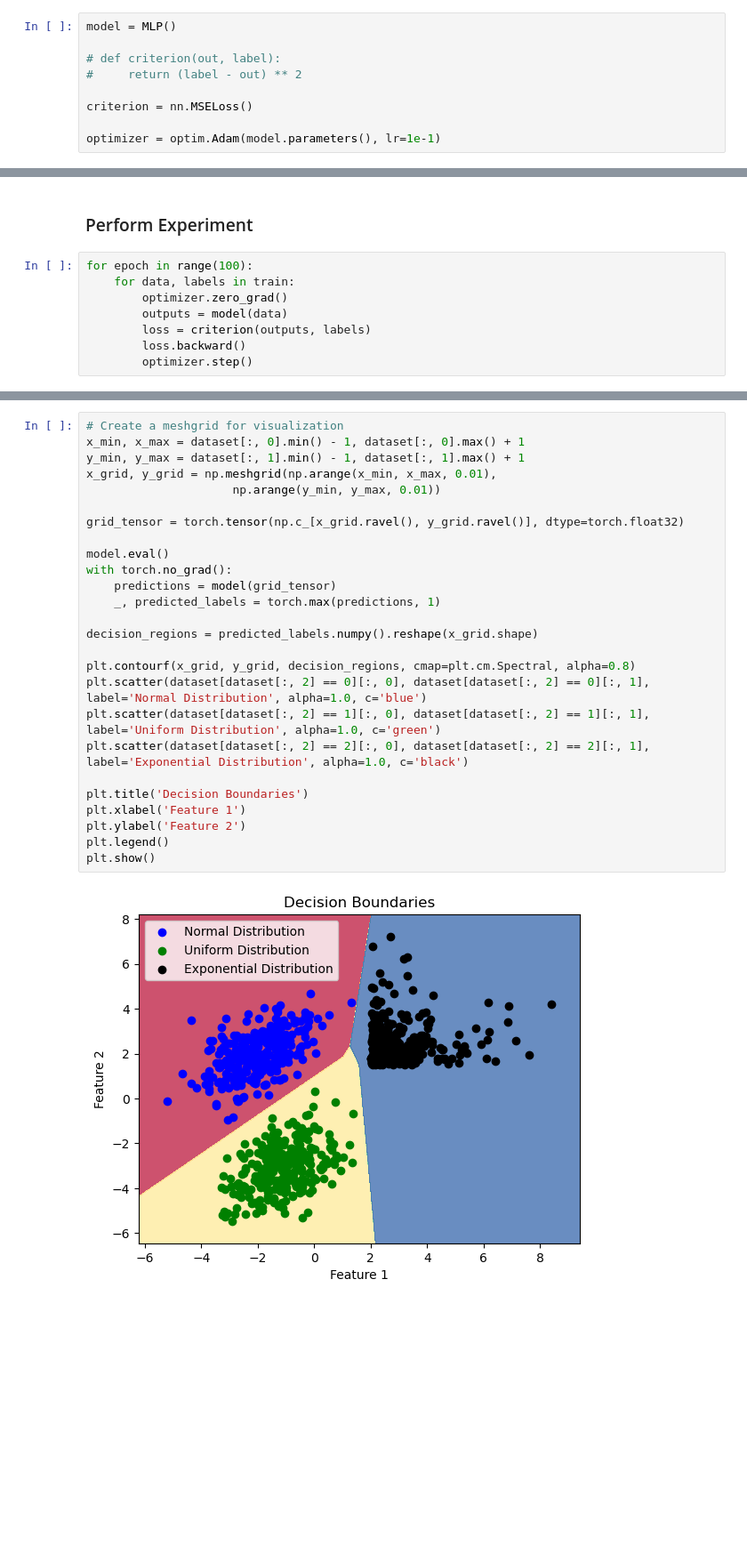
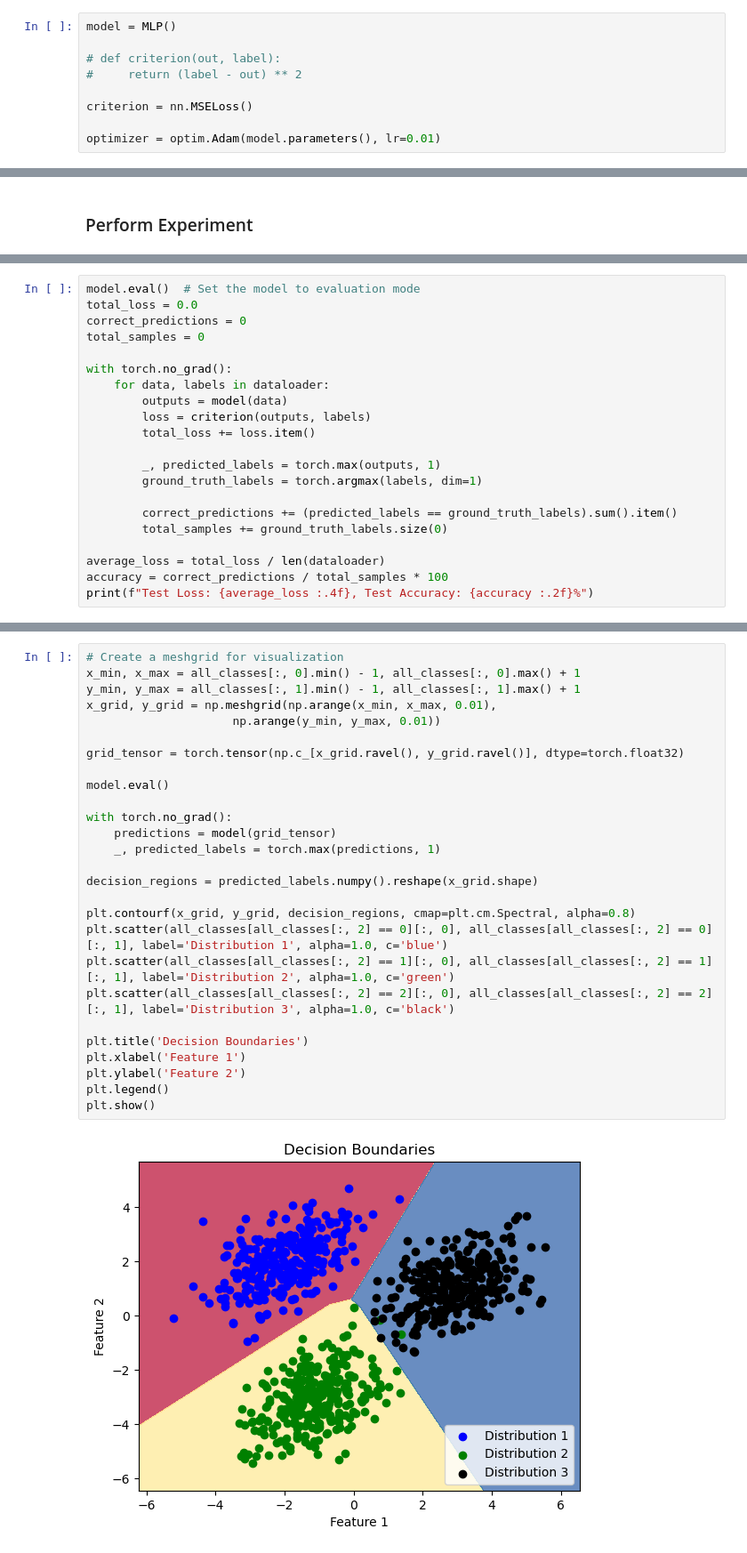
Before and after one commit to ryanchristopher27/CS8770-NeuralNetworks, a Jupyter notebook: project_1/sanity_check.ipynb, the cells around one changed output, grey strips where cells are left out. Shown: that part at 89% size. Saved outputs shown, nothing was run; the diff lists cells and outputs as text; blank space fills up the shorter version.

Commit message:
working py code for single model evaluation

```diff
--- a/project_1/sanity_check.ipynb
+++ b/project_1/sanity_check.ipynb
@@ -36,7 +36,7 @@ model = MLP()
 
 criterion = nn.MSELoss()
 
-optimizer = optim.Adam(model.parameters(), lr=1e-1)
+optimizer = optim.Adam(model.parameters(), lr=0.01)
 # %% [markdown]
 ### Create Dataset
 # %%
@@ -86,10 +87,2 @@ plt.show()
 # %% [markdown]
 ### Perform Experiment
-# %%
-for epoch in range(100):
-    for data, labels in train:
-        optimizer.zero_grad()
-        outputs = model(data)
-        loss = criterion(outputs, labels)
-        loss.backward()
-        optimizer.step()
@@ -95,0 +179,21 @@ for epoch in range(100):
+# %%
+model.eval()  # Set the model to evaluation mode
+total_loss = 0.0
+correct_predictions = 0
+total_samples = 0
+
+with torch.no_grad():
+    for data, labels in dataloader:
+        outputs = model(data)
+        loss = criterion(outputs, labels)
+        total_loss += loss.item()
+
+        _, predicted_labels = torch.max(outputs, 1)
+        ground_truth_labels = torch.argmax(labels, dim=1)
+
+        correct_predictions += (predicted_labels == ground_truth_labels).sum().item()
+        total_samples += ground_truth_labels.size(0)
+
+average_loss = total_loss / len(dataloader)
+accuracy = correct_predictions / total_samples * 100
+print(f"Test Loss: {average_loss :.4f}, Test Accuracy: {accuracy :.2f}%")
@@ -96,28 +202,29 @@ for epoch in range(100):
 # %%
 # Create a meshgrid for visualization
-x_min, x_max = dataset[:, 0].min() - 1, dataset[:, 0].max() + 1
-y_min, y_max = dataset[:, 1].min() - 1, dataset[:, 1].max() + 1
+x_min, x_max = all_classes[:, 0].min() - 1, all_classes[:, 0].max() + 1
+y_min, y_max = all_classes[:, 1].min() - 1, all_classes[:, 1].max() + 1
 x_grid, y_grid = np.meshgrid(np.arange(x_min, x_max, 0.01),
                      np.arange(y_min, y_max, 0.01))
 
 grid_tensor = torch.tensor(np.c_[x_grid.ravel(), y_grid.ravel()], dtype=torch.float32)
 
 model.eval()
+
 with torch.no_grad():
     predictions = model(grid_tensor)
     _, predicted_labels = torch.max(predictions, 1)
 
 decision_regions = predicted_labels.numpy().reshape(x_grid.shape)
 
 plt.contourf(x_grid, y_grid, decision_regions, cmap=plt.cm.Spectral, alpha=0.8)
-plt.scatter(dataset[dataset[:, 2] == 0][:, 0], dataset[dataset[:, 2] == 0][:, 1], label='Normal Distribution', alpha=1.0, c='blue')
-plt.scatter(dataset[dataset[:, 2] == 1][:, 0], dataset[dataset[:, 2] == 1][:, 1], label='Uniform Distribution', alpha=1.0, c='green')
-plt.scatter(dataset[dataset[:, 2] == 2][:, 0], dataset[dataset[:, 2] == 2][:, 1], label='Exponential Distribution', alpha=1.0, c='black')
+plt.scatter(all_classes[all_classes[:, 2] == 0][:, 0], all_classes[all_classes[:, 2] == 0][:, 1], label='Distribution 1', alpha=1.0, c='blue')
+plt.scatter(all_classes[all_classes[:, 2] == 1][:, 0], all_classes[all_classes[:, 2] == 1][:, 1], label='Distribution 2', alpha=1.0, c='green')
+plt.scatter(all_classes[all_classes[:, 2] == 2][:, 0], all_classes[all_classes[:, 2] == 2][:, 1], label='Distribution 3', alpha=1.0, c='black')
 
 plt.title('Decision Boundaries')
 plt.xlabel('Feature 1')
 plt.ylabel('Feature 2')
 plt.legend()
 plt.show()
 # %% [output]
-[figure, old version]
+[figure, new version]
```
Also changed, not shown: parts of 4 cells of this notebook, 8 other files.
